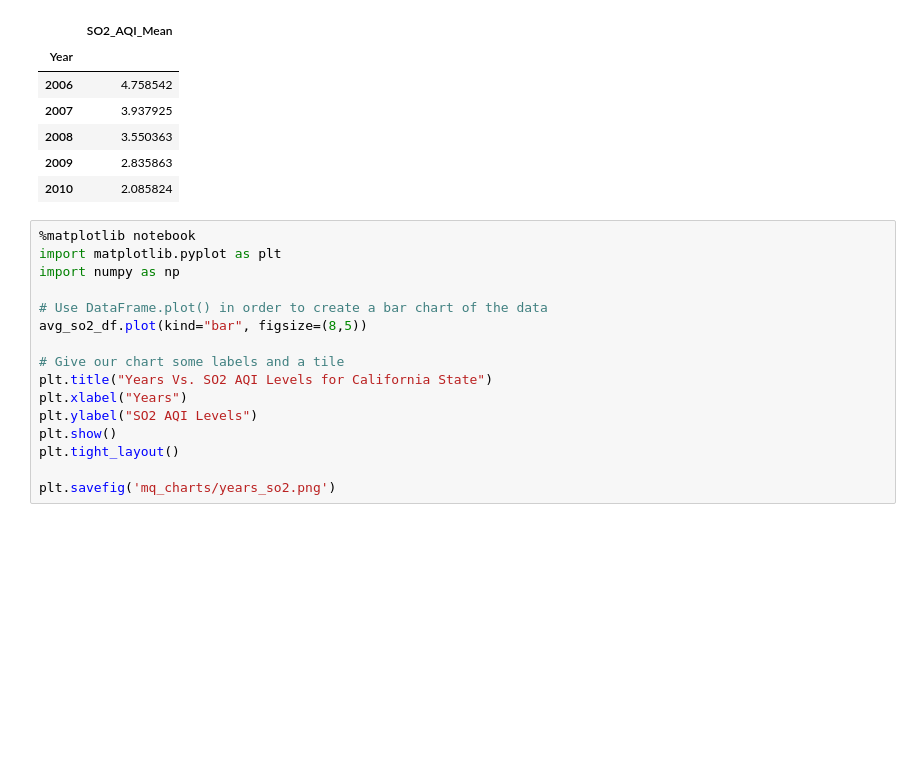
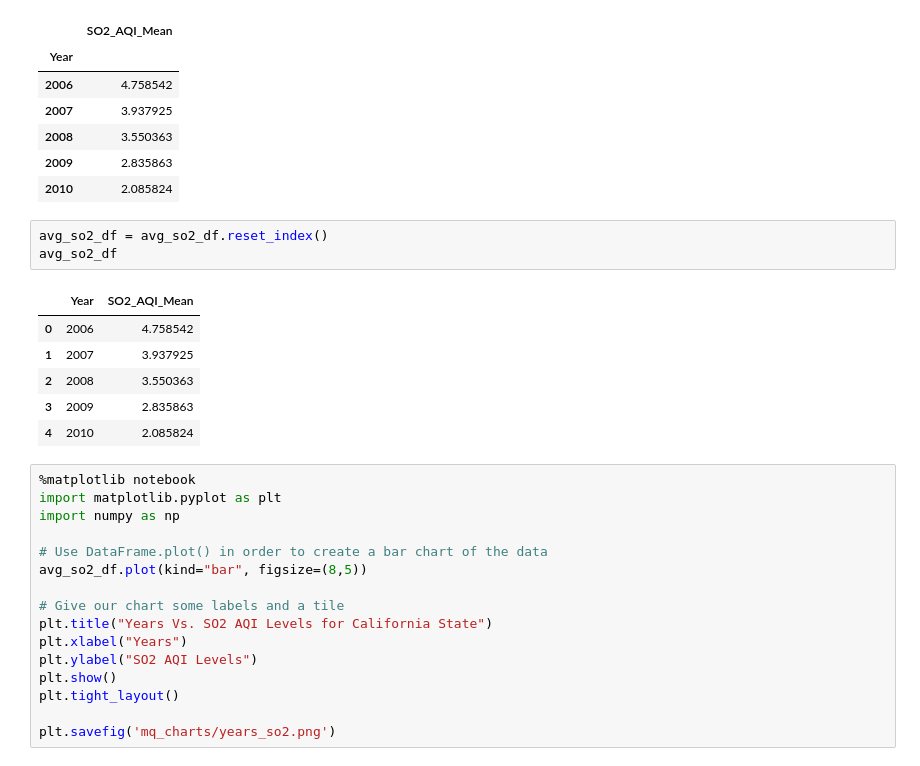
Before and after one commit to dalismo/Project-1, a Jupyter notebook: mq_pollution_data_analysis.ipynb, the cells around one changed output. Cells and saved outputs as stored; diff of their text form; blank space fills up the shorter version.

```diff
--- a/mq_pollution_data_analysis.ipynb
+++ b/mq_pollution_data_analysis.ipynb
@@ -109,6 +119,16 @@ avg_so2_df
 | 2008 | 3.550363 |
 | 2009 | 2.835863 |
 | 2010 | 2.085824 |
+# %%
+avg_so2_df = avg_so2_df.reset_index()
+avg_so2_df
+# %% [output]
+|  | Year | SO2_AQI_Mean |
+| 0 | 2006 | 4.758542 |
+| 1 | 2007 | 3.937925 |
+| 2 | 2008 | 3.550363 |
+| 3 | 2009 | 2.835863 |
+| 4 | 2010 | 2.085824 |
 # %%
 %matplotlib notebook
 import matplotlib.pyplot as plt
```
Also changed, not shown: parts of 6 cells of this notebook.
